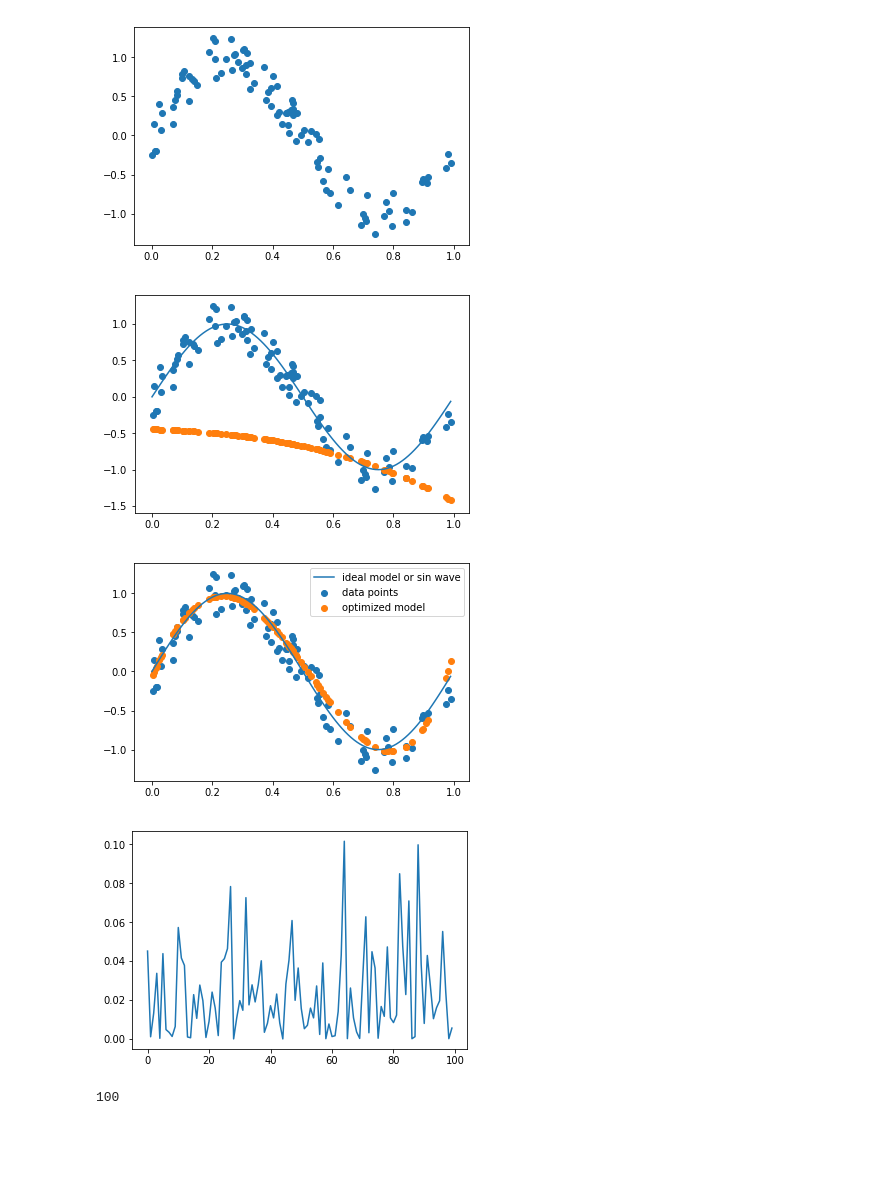
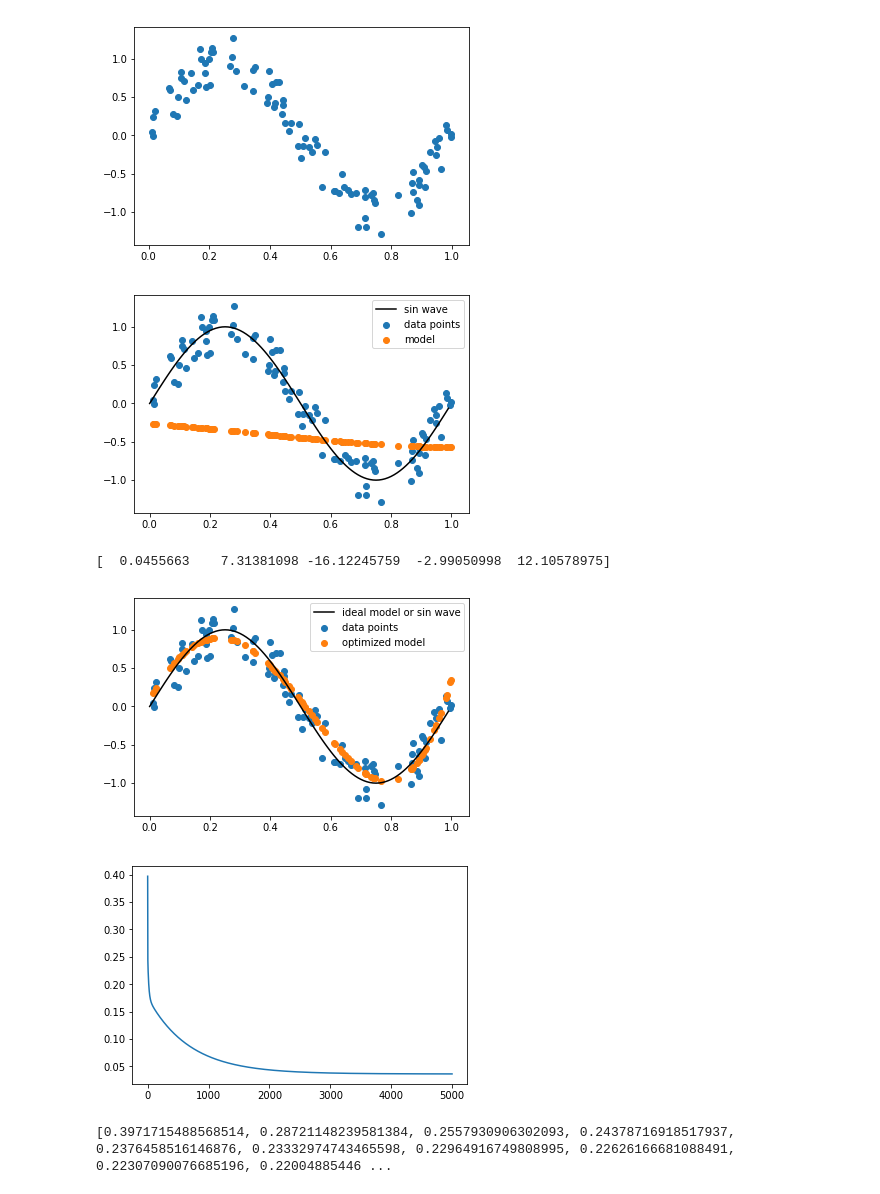
Before and after one commit to KavishBhatia/MachineLearning, a Jupyter notebook: ML_1.ipynb, the cells around one changed output. Saved outputs shown, nothing was run; the diff lists cells and outputs as text; code cells hidden in the pictures; blank space fills up the shorter version.

```diff
--- a/ML_1.ipynb
+++ b/ML_1.ipynb
@@ -14,10 +14,10 @@ def gen_data():
     return(X,y)
 # %%
 def mse_loss(y_cap,y):
-    return (0.5 * ((y_cap - y)**2))
+    return (y_cap - y)**2
 
 def mse_loss_derv(y_cap,y):
-    return (2 * (y_cap - y))
+    return ((y_cap - y))
 
 def gen_thetas(M):
     poly = np.random.uniform(-0.5,0.5, M)
@@ -28,13 +28,10 @@ def poly_model(x, thetas):
     return(y_cap)
 
 def poly_model_derv(x, i):
-    if i == 0:
-        return 1
-    else:
-        return x**i
+    return x**i
 # %%
 M = 5
-lr = 0.1
+lr = 0.025
 
 X,y = gen_data()
 
@@ -43,7 +40,7 @@ thetas = gen_thetas(M)
 plt.scatter(X,y)
 plt.show()
 # %% [output]
-[figure, old version]
+[figure, new version]
 # %%
 def prediction(X,thetas):
     y_predicted = []
@@ -53,33 +50,48 @@ def prediction(X,thetas):
 # %%
 fig = plt.figure()
 ax = fig.add_subplot(1,1,1)
-ax.scatter(X,y)
+ax.scatter(X,y, label='data points')
 
 time = np.arange(0,1,0.01)
 amplitude = np.sin(2*np.pi*time)
-ax.plot(time,amplitude)
+ax.plot(time,amplitude,'black', label = 'sin wave')
 
-plt.scatter(X,prediction(X,thetas))
+plt.scatter(X,prediction(X,thetas), label = 'model')
+plt.legend()
 plt.show()
 # %% [output]
-[figure, old version]
+[figure, new version]
 # %%
-def sgd(Xg,yg,lr,epochs=100):
+def sgd(Xg,yg,lr,epochs=5000):
+    loss = []
+    b = 0
+    error = 0
+    for k in range(epochs):
+        error = 0
+        #for 100 iterations
+        for i in range(len(Xg)):
+            y_cap = poly_model(Xg[i],thetas)
 
-    for k in range(5000):
-        loss = []
-        for i in range(epochs):
-            y_cap = poly_model(Xg[i],thetas)
-            loss.append(mse_loss(y_cap,yg[i]))
-
+            #for thetas
             for j in range(M):
 
                 gradient = mse_loss_derv(y_cap,yg[i]) * poly_model_derv(Xg[i],j)
                 thetas[j] = thetas[j] - (lr * gradient)
 
+            error += mse_loss(y_cap,yg[i])
+#         if k%100 == 0:
+#             b = 0
+
+        loss.append(error/100)
+#         b+=1
+
     return loss,thetas
 # %%
 l,t = sgd(X,y,lr)
+# %%
+print(t)
+# %% [output]
+[  0.0455663    7.31381098 -16.12245759  -2.99050998  12.10578975]
 # %%
 fig = plt.figure()
 ax = fig.add_subplot(1,1,1)
@@ -87,18 +99,19 @@ ax.scatter(X,y, label='data points')
 
 time = np.arange(0,1,0.01)
 amplitude = np.sin(2*np.pi*time)
-ax.plot(time,amplitude, label='ideal model or sin wave')
+ax.plot(time,amplitude, 'black',label='ideal model or sin wave')
 
 y_new = prediction(X,t)
 plt.scatter(X,y_new, label='optimized model')
 plt.legend()
 plt.show()
 # %% [output]
-[figure, old version]
+[figure, new version]
 # %%
-plt.plot(np.arange(100),l)
+plt.plot(np.arange(5000),l)
 plt.show()
-print(len(l))
+# print(len(l))
+print(l)
 # %% [output]
-[figure, old version]
+[figure, new version]
-100
+[0.3971715488568514, 0.28721148239581384, 0.2557930906302093, 0.24378716918517937, 0.2376458516146876, 0.23332974743465598, 0.22964916749808995, 0.22626166681088491, 0.22307090076685196, 0.22004885446 ...
```
